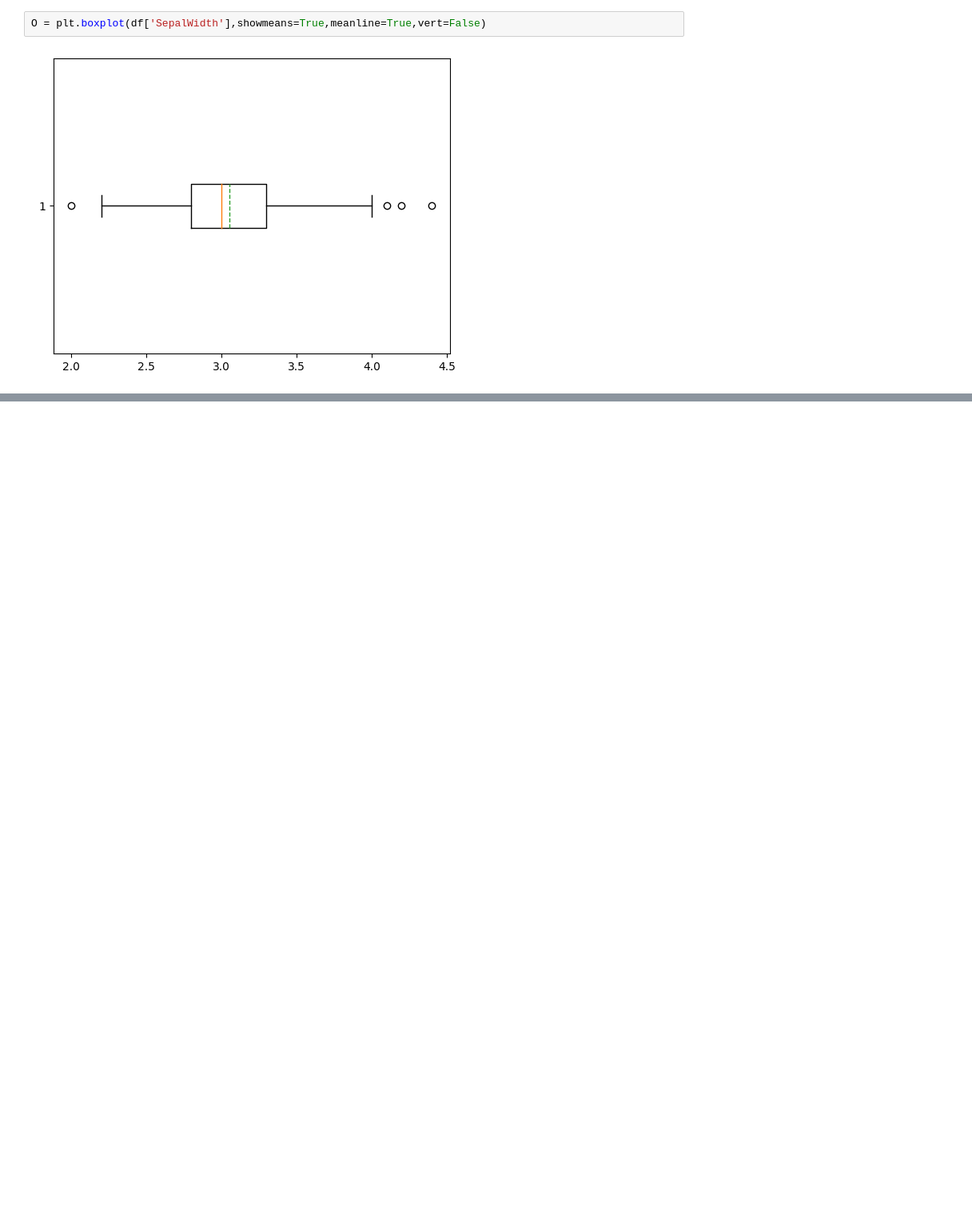
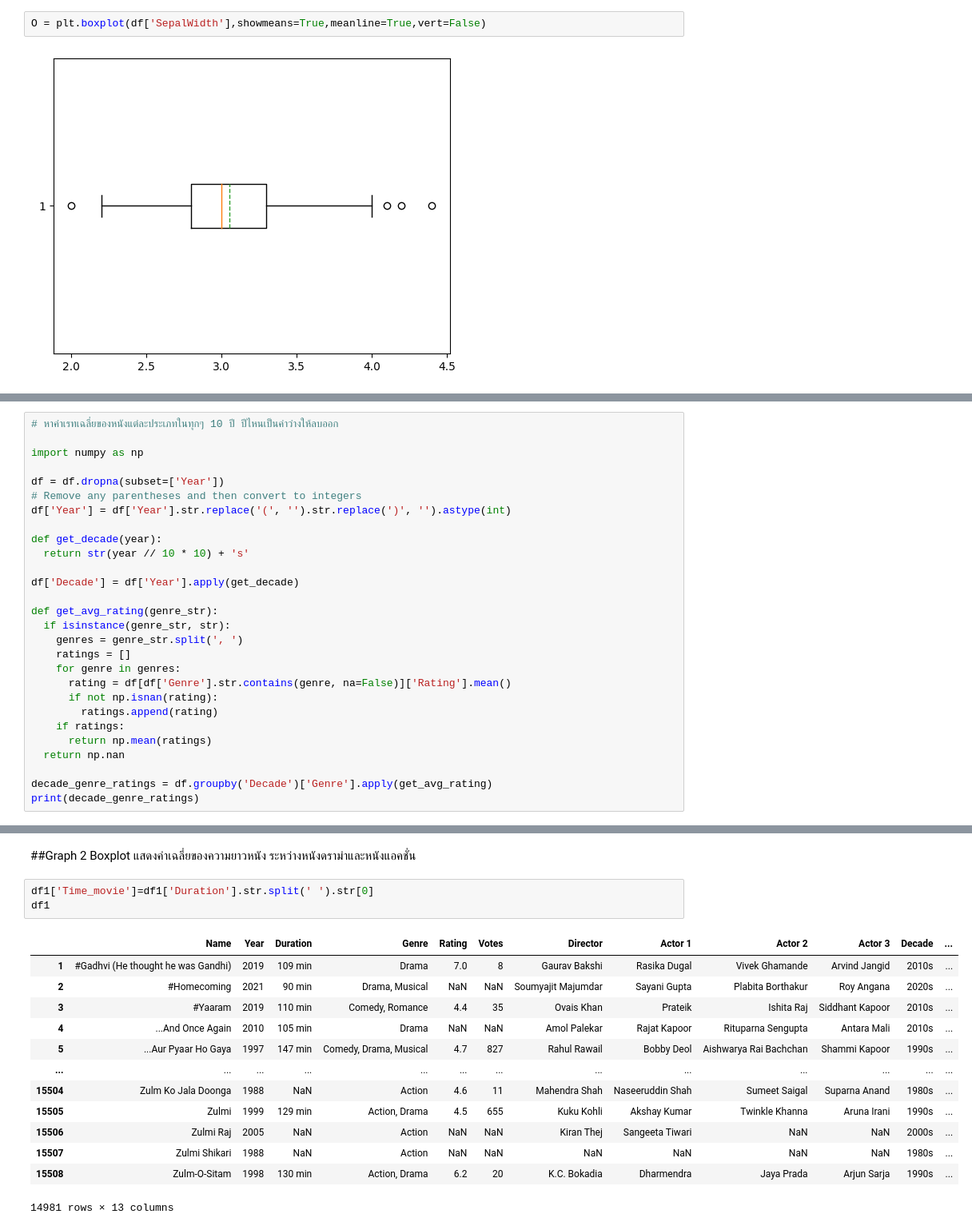
Before and after one commit to Arisarayangyoo/Python_dataviz2024, a Jupyter notebook: Visualize_Data_Distribution_(02)_2024_.ipynb, the cells around one changed output, grey strips where cells are left out. Shown at 80% size. Cells and saved outputs as stored; diff of their text form; blank space fills up the shorter version.

```diff
--- a/Visualize_Data_Distribution_(02)_2024_.ipynb
+++ b/Visualize_Data_Distribution_(02)_2024_.ipynb
@@ -289,0 +327,28 @@ O = plt.boxplot(df['SepalWidth'],showmeans=True,meanline=True,vert=False)
+# %%
+# หาค่าเรทเฉลี่ยของหนังแต่ละประเภทในทุกๆ 10 ปี ปีไหนเป็นค่าว่างให้ลบออก
+
+import numpy as np
+
+df = df.dropna(subset=['Year'])
+# Remove any parentheses and then convert to integers
+df['Year'] = df['Year'].str.replace('(', '').str.replace(')', '').astype(int)
+
+def get_decade(year):
+  return str(year // 10 * 10) + 's'
+
+df['Decade'] = df['Year'].apply(get_decade)
+
+def get_avg_rating(genre_str):
+  if isinstance(genre_str, str):
+    genres = genre_str.split(', ')
+    ratings = []
+    for genre in genres:
+      rating = df[df['Genre'].str.contains(genre, na=False)]['Rating'].mean()
+      if not np.isnan(rating):
+        ratings.append(rating)
+    if ratings:
+      return np.mean(ratings)
+  return np.nan
+
+decade_genre_ratings = df.groupby('Decade')['Genre'].apply(get_avg_rating)
+print(decade_genre_ratings)
@@ -289,0 +469,19 @@ O = plt.boxplot(df['SepalWidth'],showmeans=True,meanline=True,vert=False)
+# %% [markdown]
+##Graph 2 Boxplot แสดงค่าเฉลี่ยของความยาวหนัง ระหว่างหนังดราม่าและหนังแอคชั่น
+# %%
+df1['Time_movie']=df1['Duration'].str.split(' ').str[0]
+df1
+# %% [output]
+|  | Name | Year | Duration | Genre | Rating | Votes | Director | Actor 1 | Actor 2 | Actor 3 | Decade | ... |
+| 1 | #Gadhvi (He thought he was Gandhi) | 2019 | 109 min | Drama | 7.0 | 8 | Gaurav Bakshi | Rasika Dugal | Vivek Ghamande | Arvind Jangid | 2010s | ... |
+| 2 | #Homecoming | 2021 | 90 min | Drama, Musical | NaN | NaN | Soumyajit Majumdar | Sayani Gupta | Plabita Borthakur | Roy Angana | 2020s | ... |
+| 3 | #Yaaram | 2019 | 110 min | Comedy, Romance | 4.4 | 35 | Ovais Khan | Prateik | Ishita Raj | Siddhant Kapoor | 2010s | ... |
+| 4 | ...And Once Again | 2010 | 105 min | Drama | NaN | NaN | Amol Palekar | Rajat Kapoor | Rituparna Sengupta | Antara Mali | 2010s | ... |
+| 5 | ...Aur Pyaar Ho Gaya | 1997 | 147 min | Comedy, Drama, Musical | 4.7 | 827 | Rahul Rawail | Bobby Deol | Aishwarya Rai Bachchan | Shammi Kapoor | 1990s | ... |
+| ... | ... | ... | ... | ... | ... | ... | ... | ... | ... | ... | ... | ... |
+| 15504 | Zulm Ko Jala Doonga | 1988 | NaN | Action | 4.6 | 11 | Mahendra Shah | Naseeruddin Shah | Sumeet Saigal | Suparna Anand | 1980s | ... |
+| 15505 | Zulmi | 1999 | 129 min | Action, Drama | 4.5 | 655 | Kuku Kohli | Akshay Kumar | Twinkle Khanna | Aruna Irani | 1990s | ... |
+| 15506 | Zulmi Raj | 2005 | NaN | Action | NaN | NaN | Kiran Thej | Sangeeta Tiwari | NaN | NaN | 2000s | ... |
+| 15507 | Zulmi Shikari | 1988 | NaN | Action | NaN | NaN | NaN | NaN | NaN | NaN | 1980s | ... |
+| 15508 | Zulm-O-Sitam | 1998 | 130 min | Action, Drama | 6.2 | 20 | K.C. Bokadia | Dharmendra | Jaya Prada | Arjun Sarja | 1990s | ... |
+14981 rows × 13 columns
```
Also changed, not shown: parts of 23 cells of this notebook.
